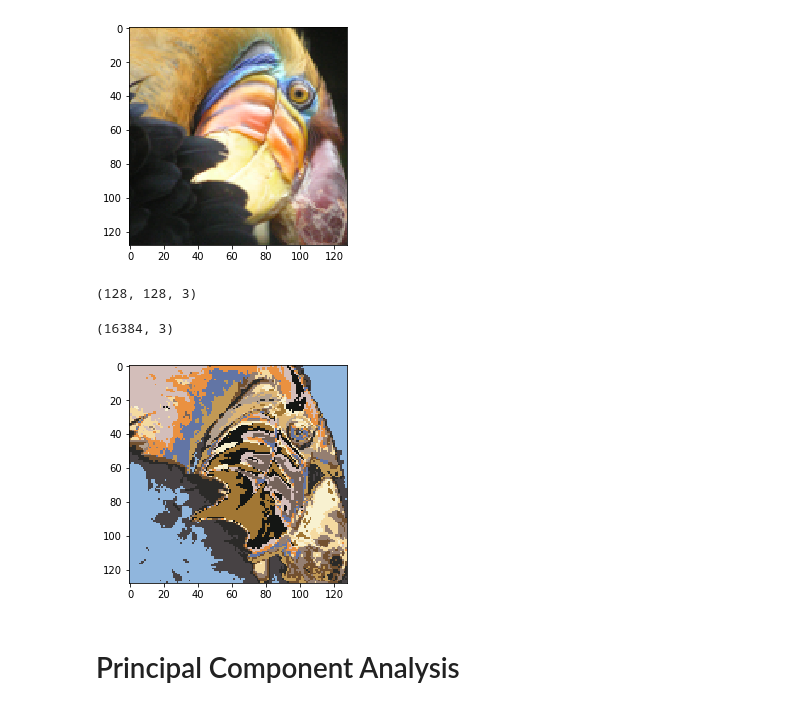
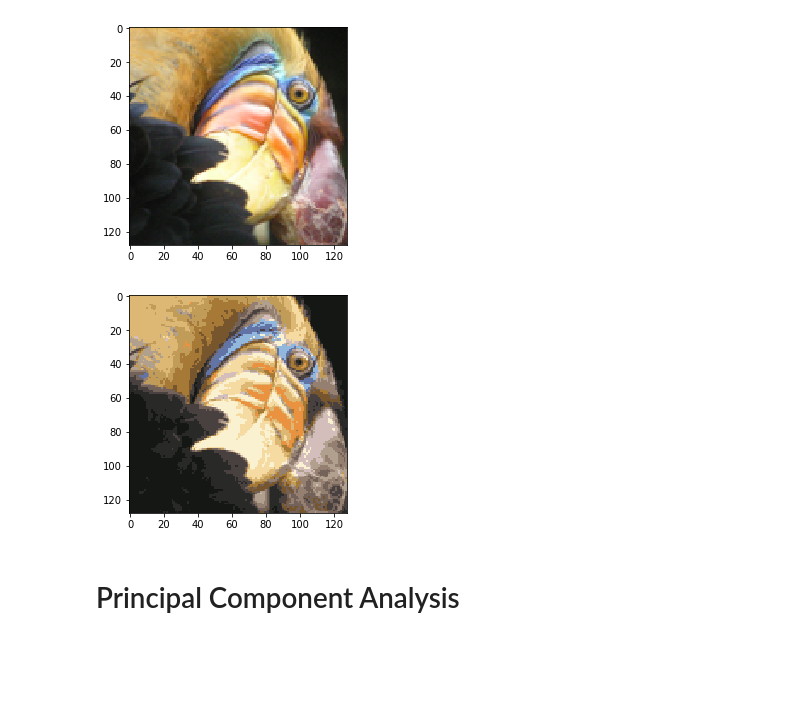
Before and after one commit to luiznonenmacher/machinelearning-coursera, a Jupyter notebook: ex7/K-means Clustering and Principal Component Analysis.ipynb, the cells around one changed output. Drawn from its saved outputs; the diff is of its cells as text; code cells hidden in the pictures; blank space fills up the shorter version.

```diff
--- a/ex7/K-means Clustering and Principal Component Analysis.ipynb
+++ b/ex7/K-means Clustering and Principal Component Analysis.ipynb
@@ -43,12 +43,3 @@ plt.imshow(image)
 plt.show()
 # %% [output]
 [figure]
-# %%
-image.shape
-# %% [output]
-(128, 128, 3)
-# %%
-extended_image = image.reshape(128*128, 3)
-extended_image.shape
-# %% [output]
-(16384, 3)
@@ -57,18 +46,23 @@ extended_image = extended_image/255
-# %%
-image_km = KMeans(n_clusters=16, n_init=100)
-image_km.fit(extended_image)
-clusters = image_km.predict(extended_image)
-centroids = image_km.cluster_centers_
-
-reduced_extended_image = extended_image
-for i in range(0, len(extended_image)):
-    color = clusters[i]
-    reduced_extended_image[i, :] = centroids[color, :]
-
-compressed_image = reduced_extended_image.reshape(128, 128, 3)
-plt.imshow(compressed_image)
-plt.show()
-# %% [output]
-[figure, removed]
+# %%
+w, h, d = tuple(image.shape)
+extended_image = image.reshape(w*h, d) / 255
+n_colors = 16
+
+image_km = KMeans(n_clusters=n_colors, n_init=10)
+image_km.fit(extended_image)
+clusters = image_km.predict(extended_image)
+centroids = image_km.cluster_centers_
+
+compressed_image = np.zeros((w, h, d))
+label_position = 0
+for i in range(w):
+    for j in range(h):
+        compressed_image[i][j] = centroids[clusters[label_position]]
+        label_position += 1
+
+plt.imshow(compressed_image)
+plt.show()
+# %% [output]
+[figure, added]
 # %% [markdown]
 # Principal Component Analysis
```
Also changed, not shown: parts of 1 cell of this notebook.
